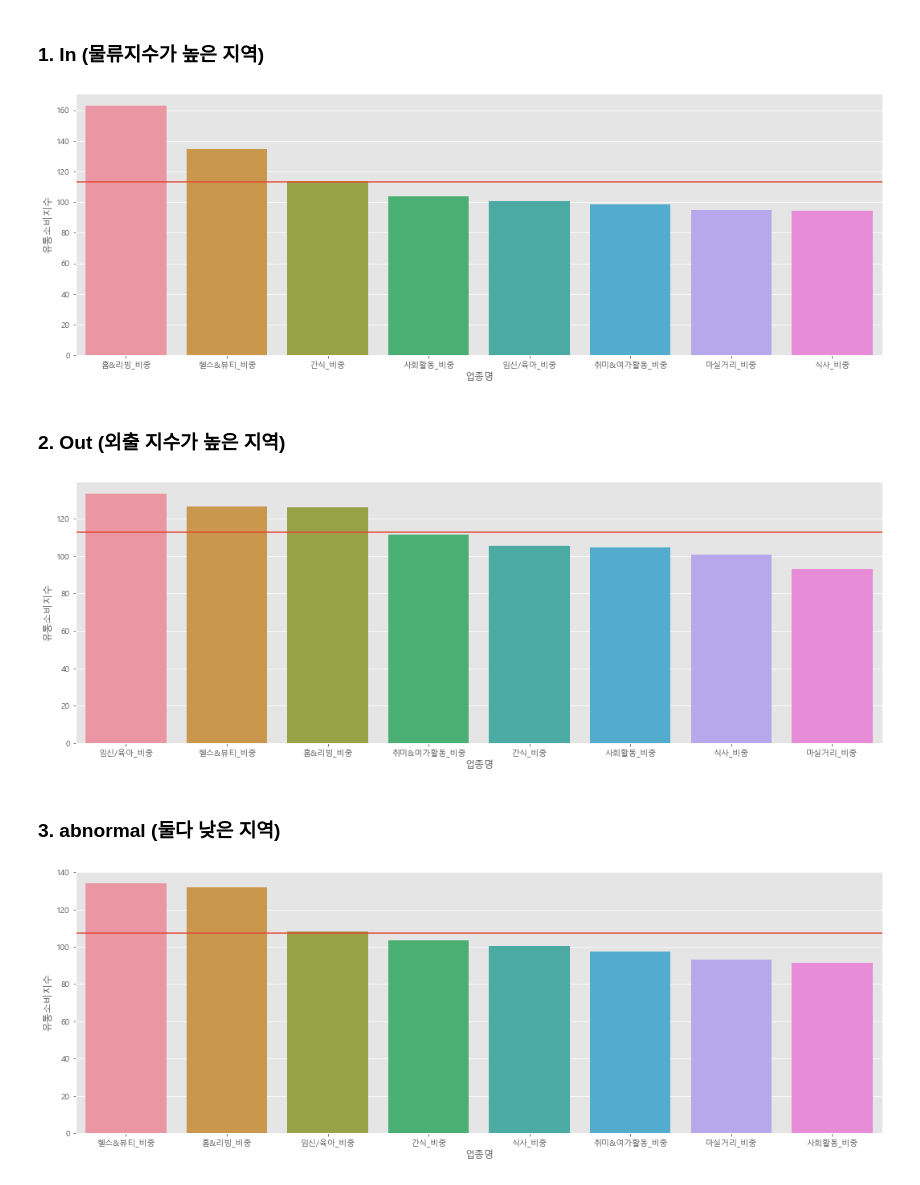
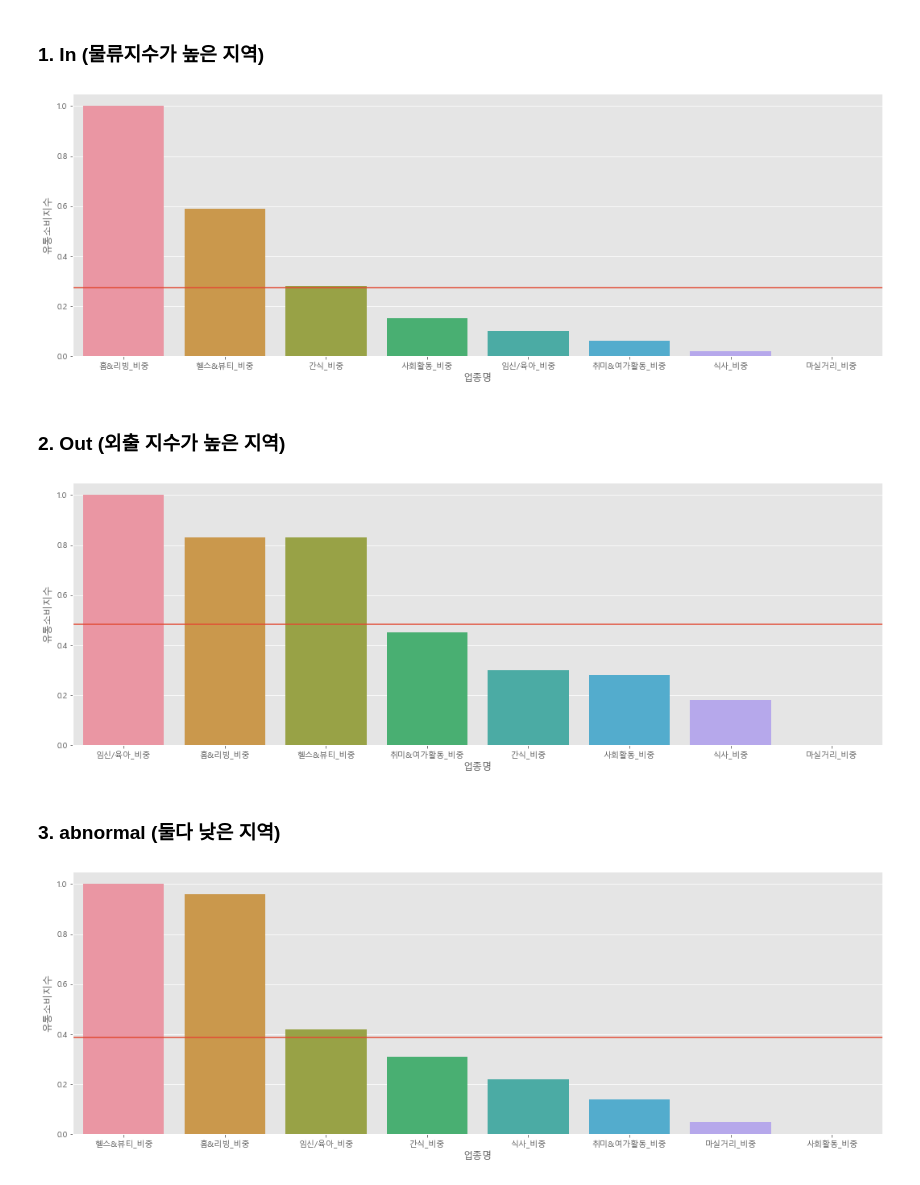
Before and after one commit to SeoroMin/dacon_jejucard, a Jupyter notebook: junhyeok/JJin JJiri JJiri Bang Bang Mak.ipynb, the cells around one changed output. Drawn from its saved outputs; the diff is of its cells as text; code cells hidden in the pictures.

```diff
--- a/junhyeok/JJin JJiri JJiri Bang Bang Mak.ipynb
+++ b/junhyeok/JJin JJiri JJiri Bang Bang Mak.ipynb
@@ -1420,7 +1441,7 @@ gs_index_line_sep
 # 2019년의 동주차 유통 지수를 100으로 보고 2020년의 지수 산출
 # -> 2019년도에 비해 얼마나 유통지수가 변했는지 지수로 산출
 gs_index_line_sep['유통소비지수'] = (gs_index_line_sep['유통지수_2020']  * 100) / gs_index_line_sep['유통지수_2019']
-# gs_index_line_sep['유통소비지수'] = get_scaled(gs_index_line_sep, '유통소비지수')
+gs_index_line_sep['유통소비지수'] = get_scaled(gs_index_line_sep, '유통소비지수')
 # %% [markdown]
 ## 19-21주차의 전반적인 경향
 # %%
@@ -1436,27 +1457,32 @@ df_cluster = gs_index_line_sep.pivot_table(index=['업종명', '그룹'] ,values
 # %% [markdown]
 ### 1. In (물류지수가 높은 지역)
 # %%
-df_cluster_abnormal = df_cluster[df_cluster['그룹'] == 'in']
-df_cluster_abnormal.reset_index(drop=True, inplace=True)
-get_plot_by_line(df_cluster_abnormal, '유통소비지수')
+df_cluster_in = df_cluster[df_cluster['그룹'] == 'in']
+df_cluster_in.reset_index(drop=True, inplace=True)
+df_cluster_in['유통소비지수'] = get_scaled(df_cluster_in, '유통소비지수')
+
+get_plot_by_line(df_cluster_in, '유통소비지수')
 # %% [output]
-[figure, old version]
+[figure, new version]
 # %% [markdown]
 ### 2. Out (외출 지수가 높은 지역)
 # %%
 df_cluster_out = df_cluster[df_cluster['그룹'] == 'out']
 df_cluster_out.reset_index(drop=True, inplace=True)
+df_cluster_out['유통소비지수'] = get_scaled(df_cluster_out, '유통소비지수')
+
 get_plot_by_line(df_cluster_out, '유통소비지수')
 # %% [output]
-[figure, old version]
+[figure, new version]
 # %% [markdown]
 ### 3. abnormal (둘다 낮은 지역)
 # %%
 df_cluster_abnormal = df_cluster[df_cluster['그룹'] == 'abnormal']
 df_cluster_abnormal.reset_index(drop=True, inplace=True)
+df_cluster_abnormal['유통소비지수'] = get_scaled(df_cluster_abnormal, '유통소비지수')
 get_plot_by_line(df_cluster_abnormal, '유통소비지수')
 # %% [output]
-[figure, old version]
+[figure, new version]
 # %%
 get_plot_by_total_line(df_cluster, '유통소비지수')
 # %% [output]
```
Also changed, not shown: parts of 18 cells of this notebook.
